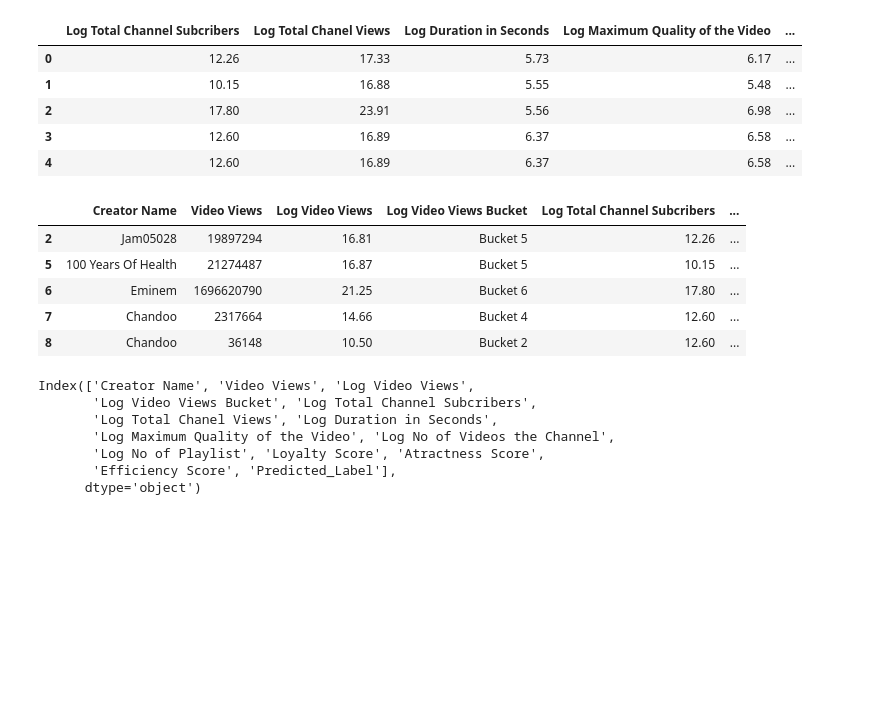
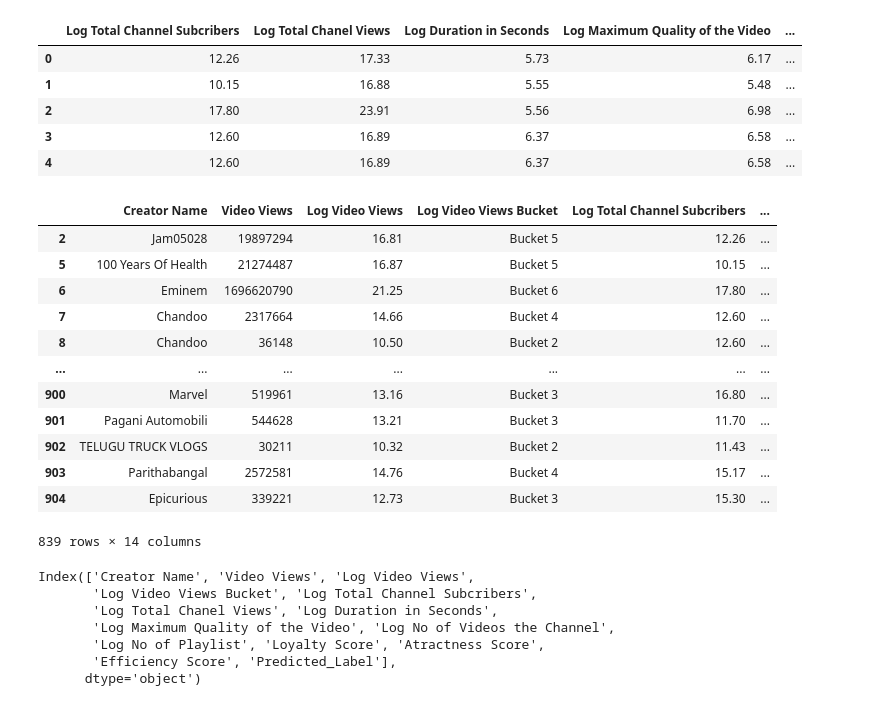
Before and after one commit to emirsglm/youtube-analysis, a Jupyter notebook: result.ipynb, the cells around one changed output. Cells and saved outputs as stored; diff of their text form; code cells hidden in the pictures; blank space fills up the shorter version.

```diff
--- a/result.ipynb
+++ b/result.ipynb
@@ -110,23 +110,30 @@ pred_df.head()
 # %%
 common_cols = [
     'Log Total Channel Subcribers', 'Log Total Chanel Views',
     'Log Duration in Seconds', 'Log Maximum Quality of the Video',
     'Log No of Videos the Channel', 'Log No of Playlist', 'Loyalty Score',
     'Atractness Score', 'Efficiency Score'
 ]
 
 # Merge işlemi
 df_merged = org_df.merge(pred_df[common_cols + ['Predicted_Label']],
                           on=common_cols,
                           how='left')
 
 
 df_cleaned = df_merged.dropna(subset=['Predicted_Label'])
-df_cleaned.head()
+df_cleaned
 # %% [output]
 |  | Creator Name | Video Views | Log Video Views | Log Video Views Bucket | Log Total Channel Subcribers | ... |
 | 2 | Jam05028 | 19897294 | 16.81 | Bucket 5 | 12.26 | ... |
 | 5 | 100 Years Of Health | 21274487 | 16.87 | Bucket 5 | 10.15 | ... |
 | 6 | Eminem | 1696620790 | 21.25 | Bucket 6 | 17.80 | ... |
 | 7 | Chandoo | 2317664 | 14.66 | Bucket 4 | 12.60 | ... |
 | 8 | Chandoo | 36148 | 10.50 | Bucket 2 | 12.60 | ... |
+| ... | ... | ... | ... | ... | ... | ... |
+| 900 | Marvel | 519961 | 13.16 | Bucket 3 | 16.80 | ... |
+| 901 | Pagani Automobili | 544628 | 13.21 | Bucket 3 | 11.70 | ... |
+| 902 | TELUGU TRUCK VLOGS | 30211 | 10.32 | Bucket 2 | 11.43 | ... |
+| 903 | Parithabangal | 2572581 | 14.76 | Bucket 4 | 15.17 | ... |
+| 904 | Epicurious | 339221 | 12.73 | Bucket 3 | 15.30 | ... |
+839 rows × 14 columns
```
Also changed, not shown: parts of 1 cell of this notebook.
